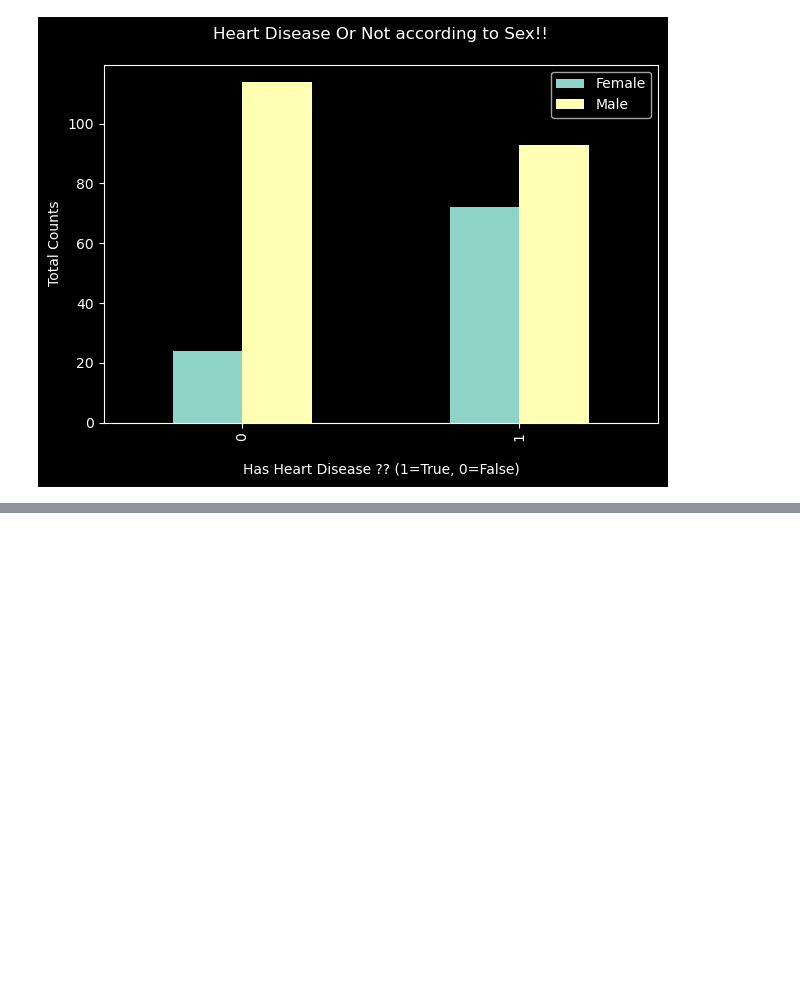
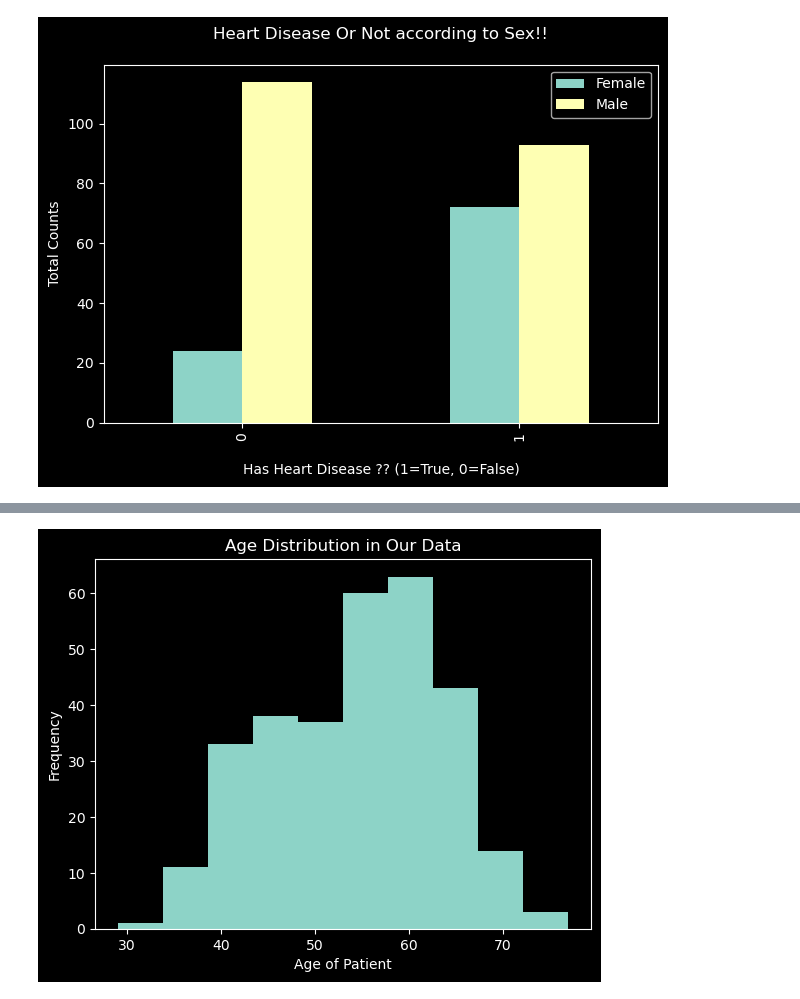
Before and after one commit to DarkDk123/Simple-Heart-disease-classification, a Jupyter notebook: Heart-disease-model.ipynb, the cells around one changed output, grey strips where cells are left out. Drawn from its saved outputs; the diff is of its cells as text; code cells hidden in the pictures; blank space fills up the shorter version.

```diff
--- a/Heart-disease-model.ipynb
+++ b/Heart-disease-model.ipynb
@@ -384,0 +445,10 @@ plt.show()
+# %%
+# Age Distribution.
+heart_disease_df["age"].plot.hist(
+    xlabel= "Age of Patient",
+    title="Age Distribution in Our Data"
+);
+
+# Our DatSet has more records of patients around 55-65 years old.
+# %% [output]
+[figure, added]
```
Also changed, not shown: parts of 10 cells of this notebook.
